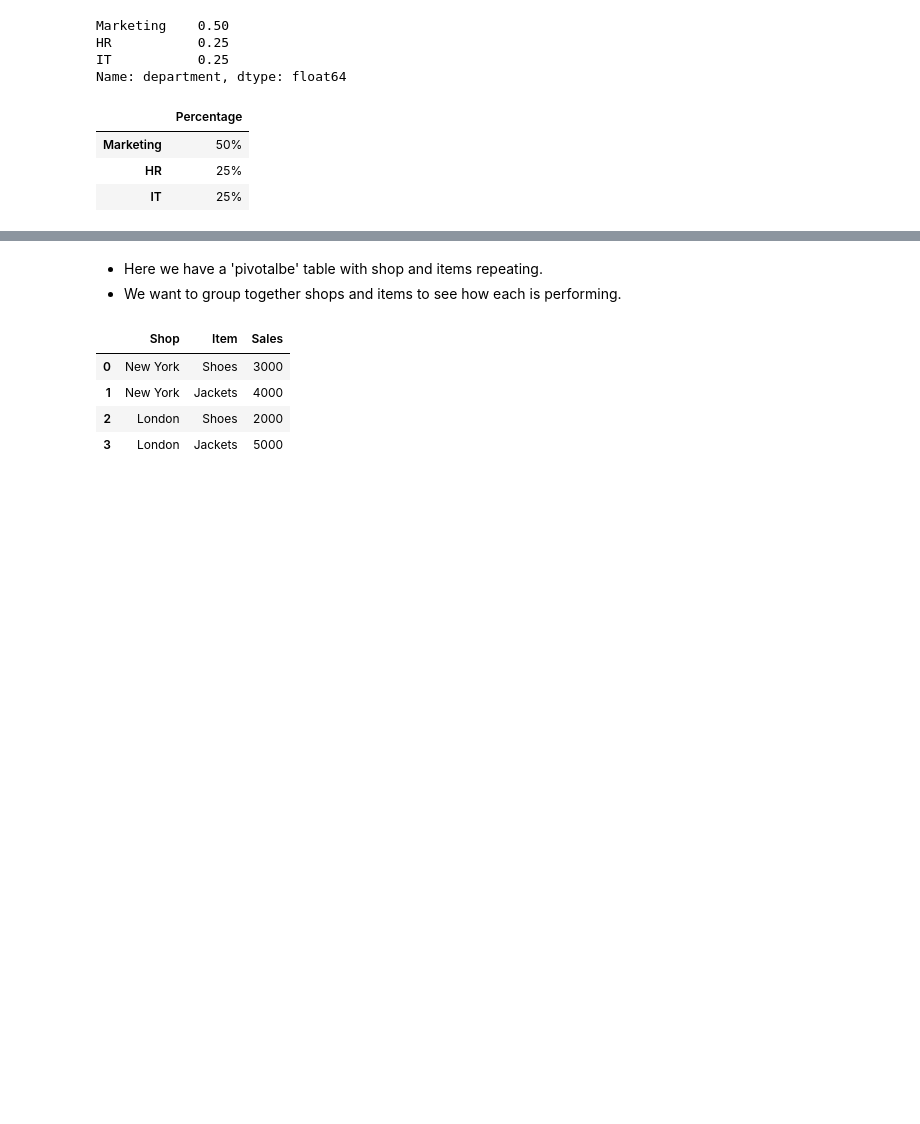
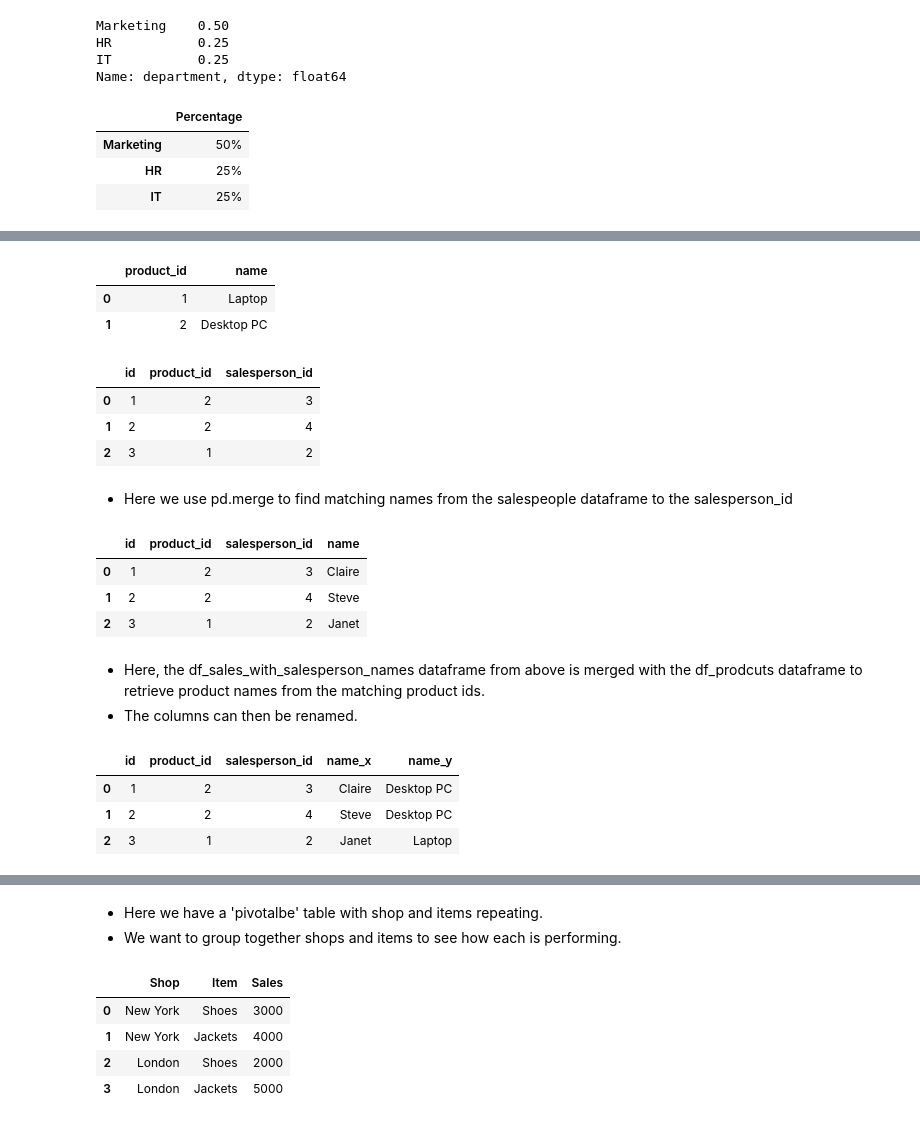
Before and after one commit to richardgourley/pandas-one-pagers, a Jupyter notebook: pandas-one-pager.ipynb, the cells around one changed output, grey strips where cells are left out. Saved outputs shown, nothing was run; the diff lists cells and outputs as text; code cells hidden in the pictures; blank space fills up the shorter version.

Commit message:
Inner join and left join added

```diff
--- a/pandas-one-pager.ipynb
+++ b/pandas-one-pager.ipynb
@@ -642,0 +643,10 @@ department_percentage
+# %%
+salespeople = {
+    "salesperson_id":[1,2,3,4],
+    "name":["Bob","Janet","Claire","Steve"],
+}
+df_salespeople = pd.DataFrame(
+    salespeople
+)
+
+df_salespeople
@@ -642,0 +659,49 @@ department_percentage
+# %%
+products = {
+    "product_id":[1,2],
+    "name":["Laptop","Desktop PC"]
+}
+
+df_products = pd.DataFrame(products)
+
+df_products
+# %% [output]
+|  | product_id | name |
+| 0 | 1 | Laptop |
+| 1 | 2 | Desktop PC |
+# %%
+sales = {
+    "id":[1,2,3],
+    "product_id":[2,2,1],
+    "salesperson_id":[3,4,2]
+}
+
+df_sales = pd.DataFrame(sales)
+
+df_sales
+# %% [output]
+|  | id | product_id | salesperson_id |
+| 0 | 1 | 2 | 3 |
+| 1 | 2 | 2 | 4 |
+| 2 | 3 | 1 | 2 |
+# %% [markdown]
+- Here we use pd.merge to find matching names from the salespeople dataframe to the salesperson_id
+# %%
+df_sales_with_salesperson_names = pd.merge(df_sales, df_salespeople, how="inner", on = "salesperson_id")
+df_sales_with_salesperson_names
+# %% [output]
+|  | id | product_id | salesperson_id | name |
+| 0 | 1 | 2 | 3 | Claire |
+| 1 | 2 | 2 | 4 | Steve |
+| 2 | 3 | 1 | 2 | Janet |
+# %% [markdown]
+- Here, the df_sales_with_salesperson_names dataframe from above is merged with the df_prodcuts dataframe to retrieve product names from the matching product ids.
+- The columns can then be renamed.
+# %%
+df_sales_with_information = pd.merge(df_sales_with_salesperson_names, df_products, how="inner", on="product_id")
+df_sales_with_information
+# %% [output]
+|  | id | product_id | salesperson_id | name_x | name_y |
+| 0 | 1 | 2 | 3 | Claire | Desktop PC |
+| 1 | 2 | 2 | 4 | Steve | Desktop PC |
+| 2 | 3 | 1 | 2 | Janet | Laptop |
```
Also changed, not shown: parts of 19 cells of this notebook.
